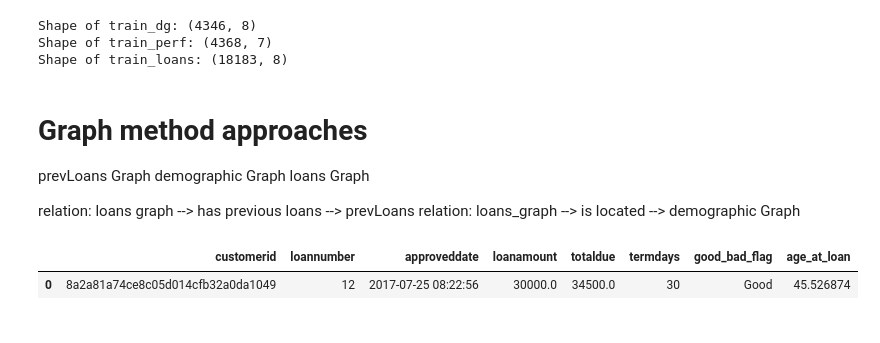
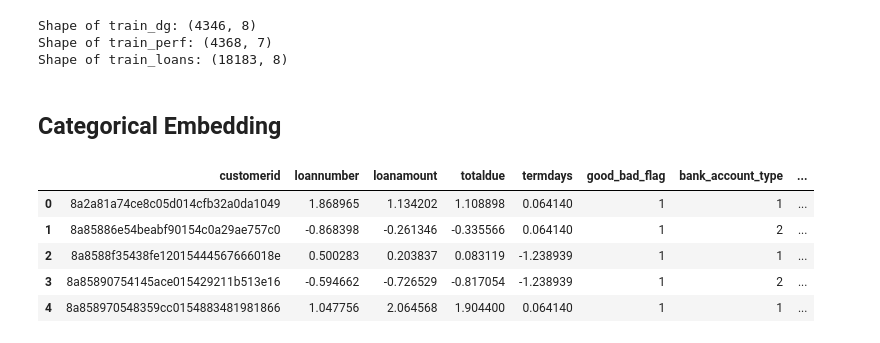
Before and after one commit to yamess/ZindiLoanPredChallenge, a Jupyter notebook: notebooks/combined_analysis.ipynb, the cells around one changed output. Cells and saved outputs as stored; diff of their text form; code cells hidden in the pictures.

```diff
--- a/notebooks/combined_analysis.ipynb
+++ b/notebooks/combined_analysis.ipynb
@@ -77,12 +110,3 @@ print(f"Shape of train_loans: {train_prevloans.shape}")
 Shape of train_dg: (4346, 8)
 Shape of train_perf: (4368, 7)
 Shape of train_loans: (18183, 8)
-# %% [markdown]
-# Graph method approaches
-
-prevLoans Graph
-demographic Graph
-loans Graph
-
-relation: loans graph --> has previous loans --> prevLoans
-relation: loans_graph --> is located --> demographic Graph
@@ -140,5 +113,13 @@ loan_row.loc[:,"age_at_loan"] = (loan_row["approveddate"] - dob) / np.timedelta6
-# %%
-loan_row
-# %% [output]
-|  | customerid | loannumber | approveddate | loanamount | totaldue | termdays | good_bad_flag | age_at_loan |
-| 0 | 8a2a81a74ce8c05d014cfb32a0da1049 | 12 | 2017-07-25 08:22:56 | 30000.0 | 34500.0 | 30 | Good | 45.526874 |
+# %% [markdown]
+## Categorical Embedding
+# %%
+emb_data = pd.merge(train_perf[["customerid", "loannumber", "loanamount", "totaldue", "termdays", "good_bad_flag"]],
+                    train_dg, on="customerid", how="inner").drop("birthdate", axis=1)
+emb_data.head()
+# %% [output]
+|  | customerid | loannumber | loanamount | totaldue | termdays | good_bad_flag | bank_account_type | ... |
+| 0 | 8a2a81a74ce8c05d014cfb32a0da1049 | 1.868965 | 1.134202 | 1.108898 | 0.064140 | 1 | 1 | ... |
+| 1 | 8a85886e54beabf90154c0a29ae757c0 | -0.868398 | -0.261346 | -0.335566 | 0.064140 | 1 | 2 | ... |
+| 2 | 8a8588f35438fe12015444567666018e | 0.500283 | 0.203837 | 0.083119 | -1.238939 | 1 | 1 | ... |
+| 3 | 8a85890754145ace015429211b513e16 | -0.594662 | -0.726529 | -0.817054 | -1.238939 | 1 | 2 | ... |
+| 4 | 8a858970548359cc0154883481981866 | 1.047756 | 2.064568 | 1.904400 | 0.064140 | 1 | 1 | ... |
```
Also changed, not shown: parts of 35 cells of this notebook, 9 other files.
